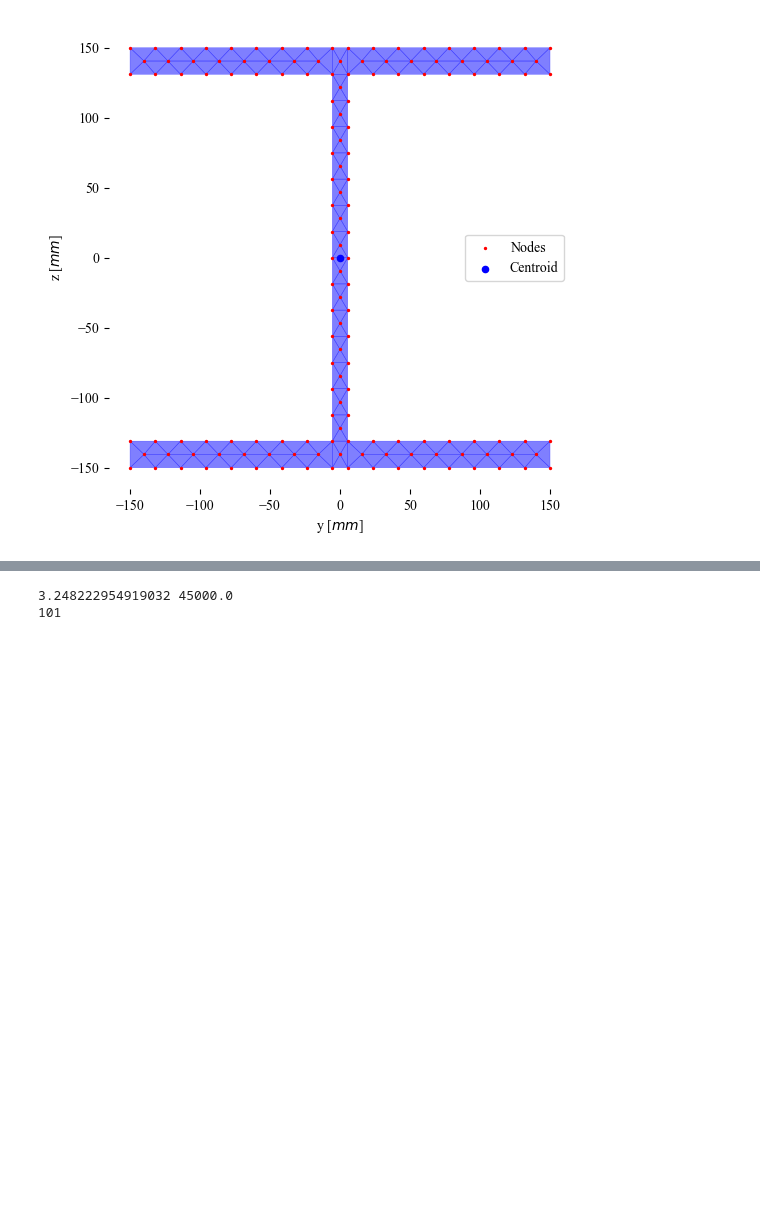
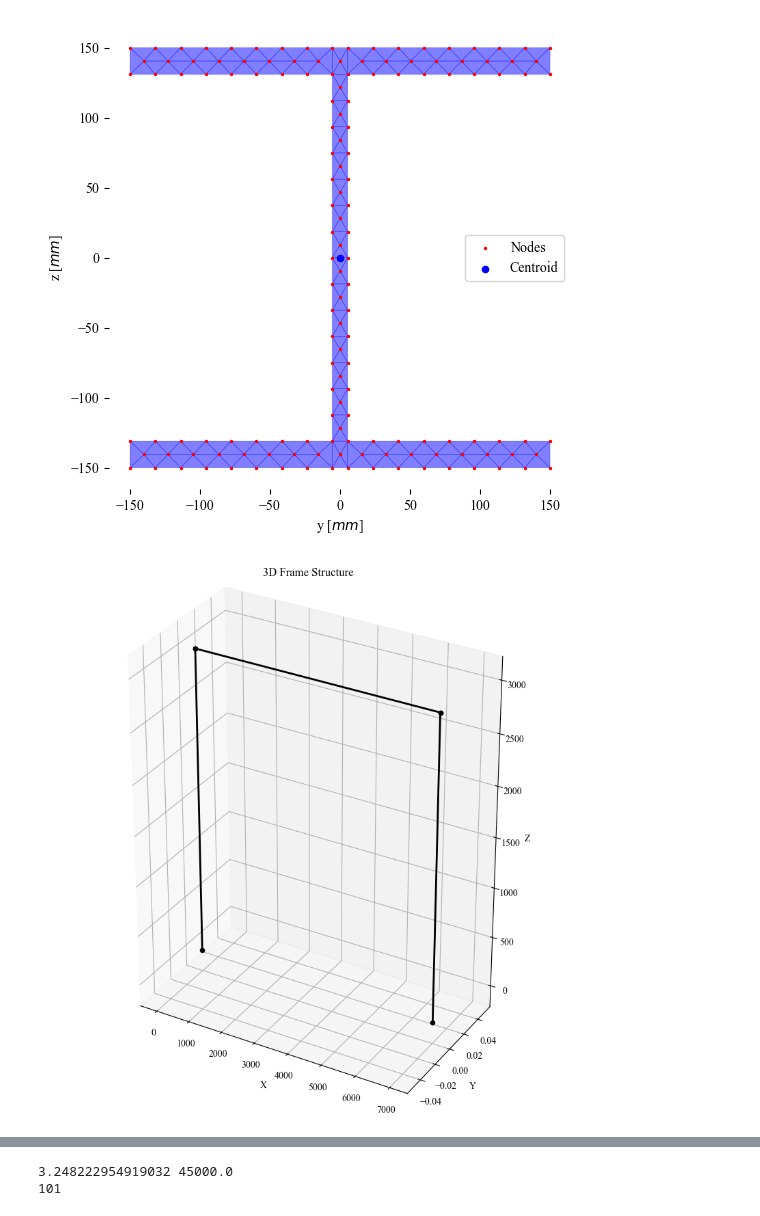
Before and after one commit to fabberne/code, a Jupyter notebook: 03_fiber_element_solver/test nonlinear.ipynb, the cells around one changed output, grey strips where cells are left out. Drawn from its saved outputs; the diff is of its cells as text; code cells hidden in the pictures; blank space fills up the shorter version.

```diff
--- a/03_fiber_element_solver/test nonlinear.ipynb
+++ b/03_fiber_element_solver/test nonlinear.ipynb
@@ -38,14 +35,13 @@ struc = structure.Frame(column            = column,
 						number_of_stories = 1,
 						story_height      = 3000,
 						story_width       = 7000,
+						load_DOFs         = [12],
+						nodal_loads       = [1],
 						number_of_sections_per_elemnt = 4)
 # %%
-non_linear_solver = solver.Nonlinear(struc,
-									 constraint="Load",
-									 NR_tolerance=1e-6,
-									 NR_max_iter=10,
-									 section_tolerance=1e-6,
-									 section_max_iter=100)
+non_linear_solver = solver.Nonlinear(struc, constraint="Load")
+# %% [output]
+[figure, added]
 # %%
 increments = np.zeros(100)
 increments.fill(5000)
```
Also changed, not shown: parts of 2 cells of this notebook, 13 other files.
